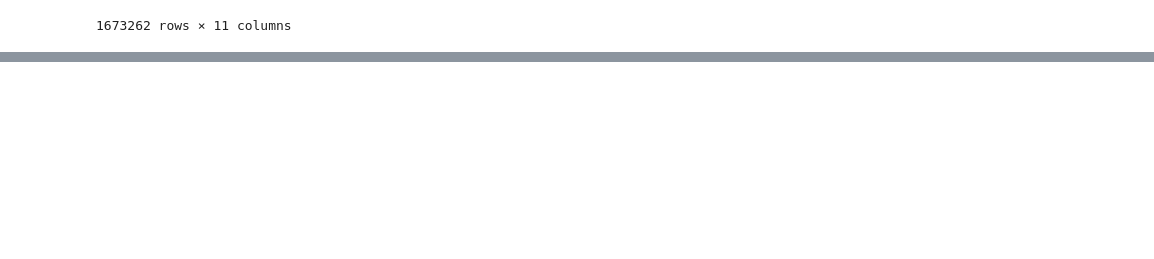
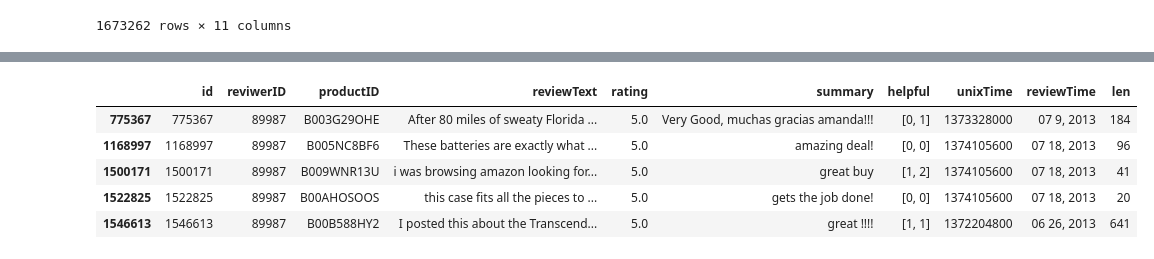
Before and after one commit to beench/spam-opinion-detection, a Jupyter notebook: amazon_review.ipynb, the cells around one changed output, grey strips where cells are left out. Saved outputs shown, nothing was run; the diff lists cells and outputs as text; code cells hidden in the pictures; blank space fills up the shorter version.

```diff
--- a/amazon_review.ipynb
+++ b/amazon_review.ipynb
@@ -280,0 +137,9 @@ print(vectorizer.get_feature_names())
+# %%
+data[data['reviwerID'] == 89987]
+# %% [output]
+|  | id | reviwerID | productID | reviewText | rating | summary | helpful | unixTime | reviewTime | len |
+| 775367 | 775367 | 89987 | B003G29OHE | After 80 miles of sweaty Florida ... | 5.0 | Very Good, muchas gracias amanda!!! | [0, 1] | 1373328000 | 07 9, 2013 | 184 |
+| 1168997 | 1168997 | 89987 | B005NC8BF6 | These batteries are exactly what ... | 5.0 | amazing deal! | [0, 0] | 1374105600 | 07 18, 2013 | 96 |
+| 1500171 | 1500171 | 89987 | B009WNR13U | i was browsing amazon looking for... | 5.0 | great buy | [1, 2] | 1374105600 | 07 18, 2013 | 41 |
+| 1522825 | 1522825 | 89987 | B00AHOSOOS | this case fits all the pieces to ... | 5.0 | gets the job done! | [0, 0] | 1374105600 | 07 18, 2013 | 20 |
+| 1546613 | 1546613 | 89987 | B00B588HY2 | I posted this about the Transcend... | 5.0 | great !!!! | [1, 1] | 1372204800 | 06 26, 2013 | 641 |
```
Also changed, not shown: parts of 18 cells of this notebook, 1 other file.
